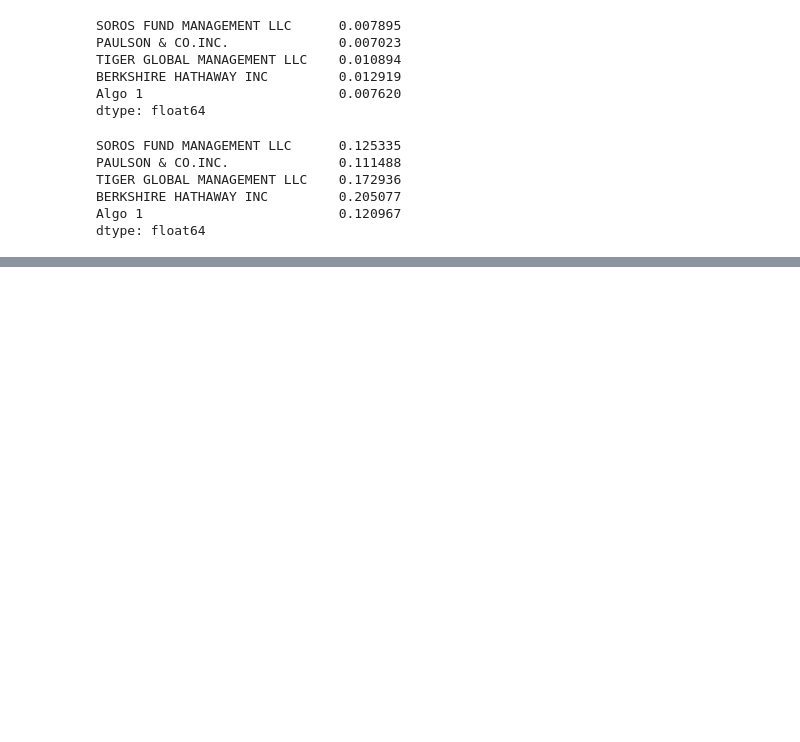
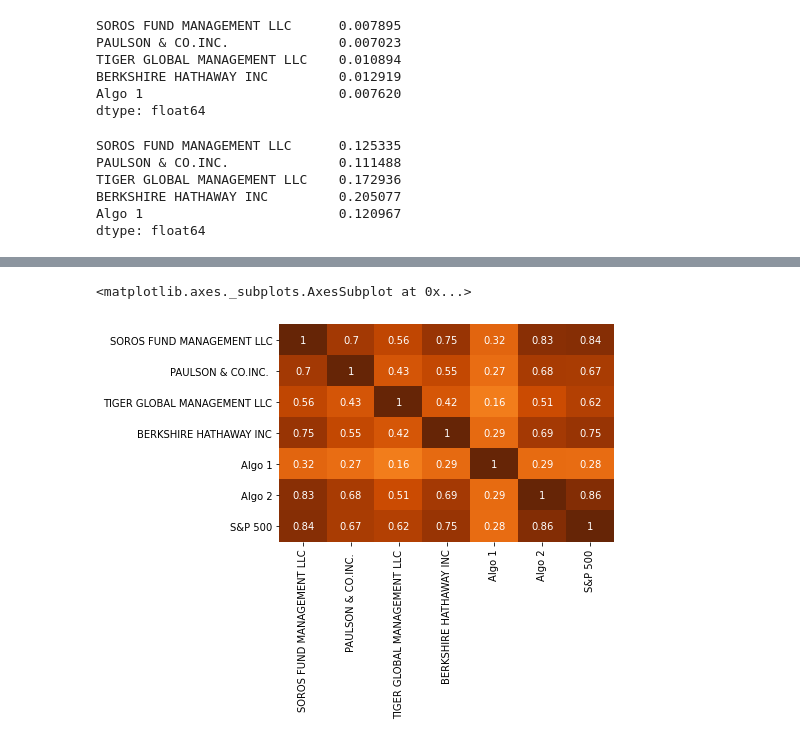
Before and after one commit to ameghani10/Whale_Analysis, a Jupyter notebook: whale_analysis.ipynb, the cells around one changed output, grey strips where cells are left out. Saved outputs shown, nothing was run; the diff lists cells and outputs as text; code cells hidden in the pictures; blank space fills up the shorter version.

```diff
--- a/whale_analysis.ipynb
+++ b/whale_analysis.ipynb
@@ -231,0 +247,8 @@ dtype: float64
+# %%
+# Construct a correlation table
+import seaborn as sns
+corr_combined_returns = combined_returns_df.corr()
+sns.heatmap(corr_combined_returns, vmin = -1, vmax = 1, annot = True, cmap = "YlOrBr", cbar = False)
+# %% [output]
+<matplotlib.axes._subplots.AxesSubplot at 0x...>
+[figure, added]
```
Also changed, not shown: parts of 3 cells of this notebook.
